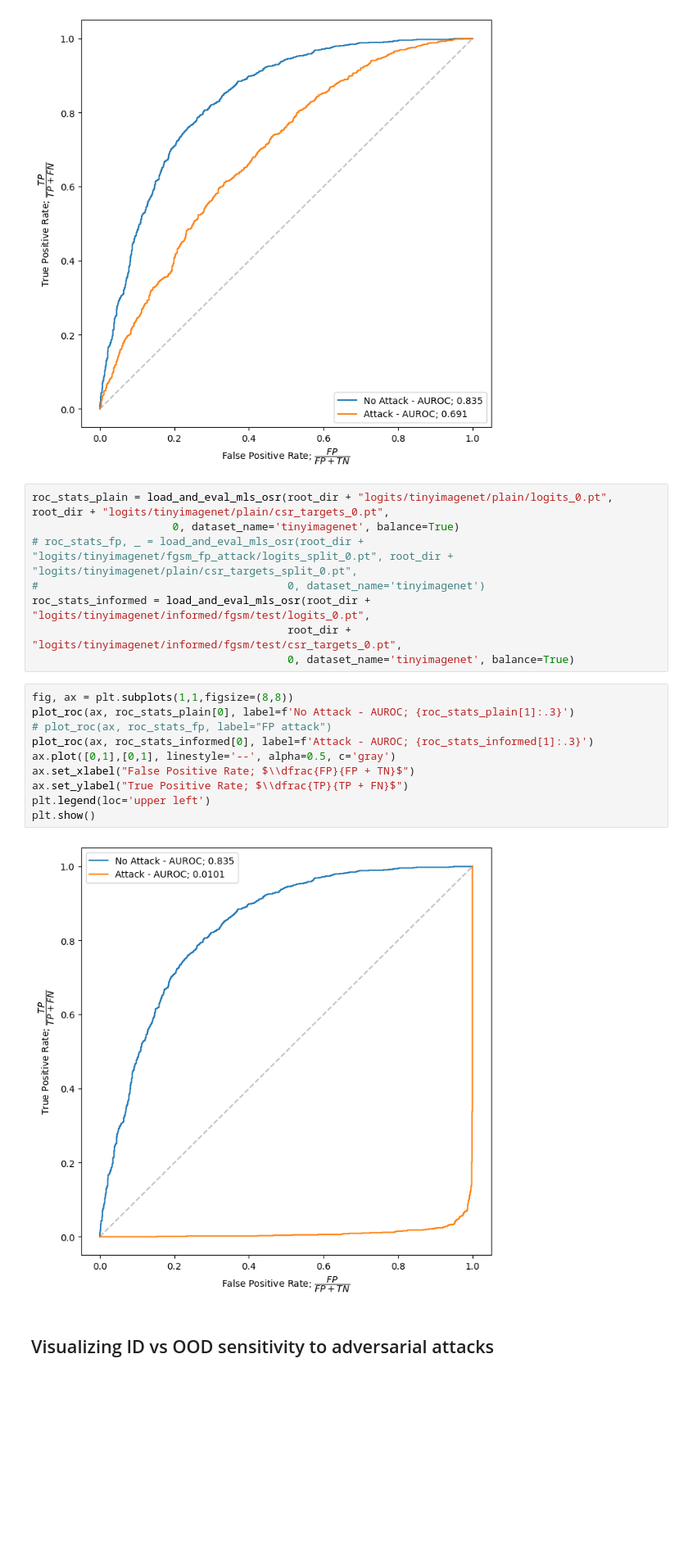
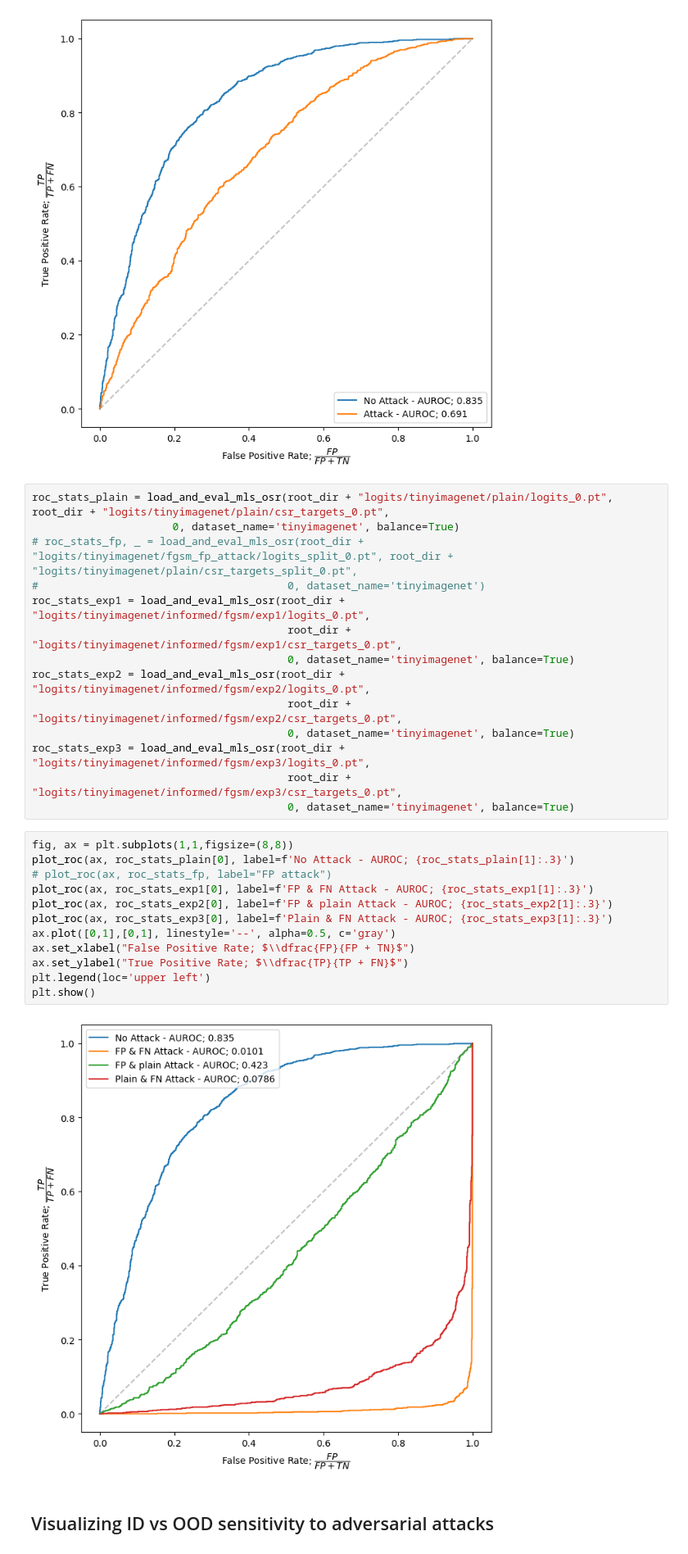
Before and after one commit to krellemand/bachelor_project, a Jupyter notebook: notebooks/visualizing_adv_attacks.ipynb, the cells around one changed output. Shown at 82% size. Cells and saved outputs as stored; diff of their text form; blank space fills up the shorter version.

Commit message:
visualizing

```diff
--- a/notebooks/visualizing_adv_attacks.ipynb
+++ b/notebooks/visualizing_adv_attacks.ipynb
@@ -256,21 +256,29 @@ roc_stats_plain = load_and_eval_mls_osr(root_dir + "logits/tinyimagenet/plain/lo
                       0, dataset_name='tinyimagenet', balance=True)
 # roc_stats_fp, _ = load_and_eval_mls_osr(root_dir + "logits/tinyimagenet/fgsm_fp_attack/logits_split_0.pt", root_dir + "logits/tinyimagenet/plain/csr_targets_split_0.pt",
 #                                       0, dataset_name='tinyimagenet')
-roc_stats_informed = load_and_eval_mls_osr(root_dir + "logits/tinyimagenet/informed/fgsm/test/logits_0.pt",
-                                        root_dir + "logits/tinyimagenet/informed/fgsm/test/csr_targets_0.pt",
+roc_stats_exp1 = load_and_eval_mls_osr(root_dir + "logits/tinyimagenet/informed/fgsm/exp1/logits_0.pt",
+                                        root_dir + "logits/tinyimagenet/informed/fgsm/exp1/csr_targets_0.pt",
                                         0, dataset_name='tinyimagenet', balance=True)
+roc_stats_exp2 = load_and_eval_mls_osr(root_dir + "logits/tinyimagenet/informed/fgsm/exp2/logits_0.pt",
+                                        root_dir + "logits/tinyimagenet/informed/fgsm/exp2/csr_targets_0.pt",
+                                        0, dataset_name='tinyimagenet', balance=True)
+roc_stats_exp3 = load_and_eval_mls_osr(root_dir + "logits/tinyimagenet/informed/fgsm/exp3/logits_0.pt",
+                                        root_dir + "logits/tinyimagenet/informed/fgsm/exp3/csr_targets_0.pt",
+                                        0, dataset_name='tinyimagenet', balance=True)
 # %%
 fig, ax = plt.subplots(1,1,figsize=(8,8))
 plot_roc(ax, roc_stats_plain[0], label=f'No Attack - AUROC; {roc_stats_plain[1]:.3}')
 # plot_roc(ax, roc_stats_fp, label="FP attack")
-plot_roc(ax, roc_stats_informed[0], label=f'Attack - AUROC; {roc_stats_informed[1]:.3}')
+plot_roc(ax, roc_stats_exp1[0], label=f'FP & FN Attack - AUROC; {roc_stats_exp1[1]:.3}')
+plot_roc(ax, roc_stats_exp2[0], label=f'FP & plain Attack - AUROC; {roc_stats_exp2[1]:.3}')
+plot_roc(ax, roc_stats_exp3[0], label=f'Plain & FN Attack - AUROC; {roc_stats_exp3[1]:.3}')
 ax.plot([0,1],[0,1], linestyle='--', alpha=0.5, c='gray')
 ax.set_xlabel("False Positive Rate; $\\dfrac{FP}{FP + TN}$")
 ax.set_ylabel("True Positive Rate; $\\dfrac{TP}{TP + FN}$")
 plt.legend(loc='upper left')
 plt.show()
 # %% [output]
-[figure, old version]
+[figure, new version]
 # %% [markdown]
 ## Visualizing ID vs OOD sensitivity to adversarial attacks
 # %% [markdown]
```
